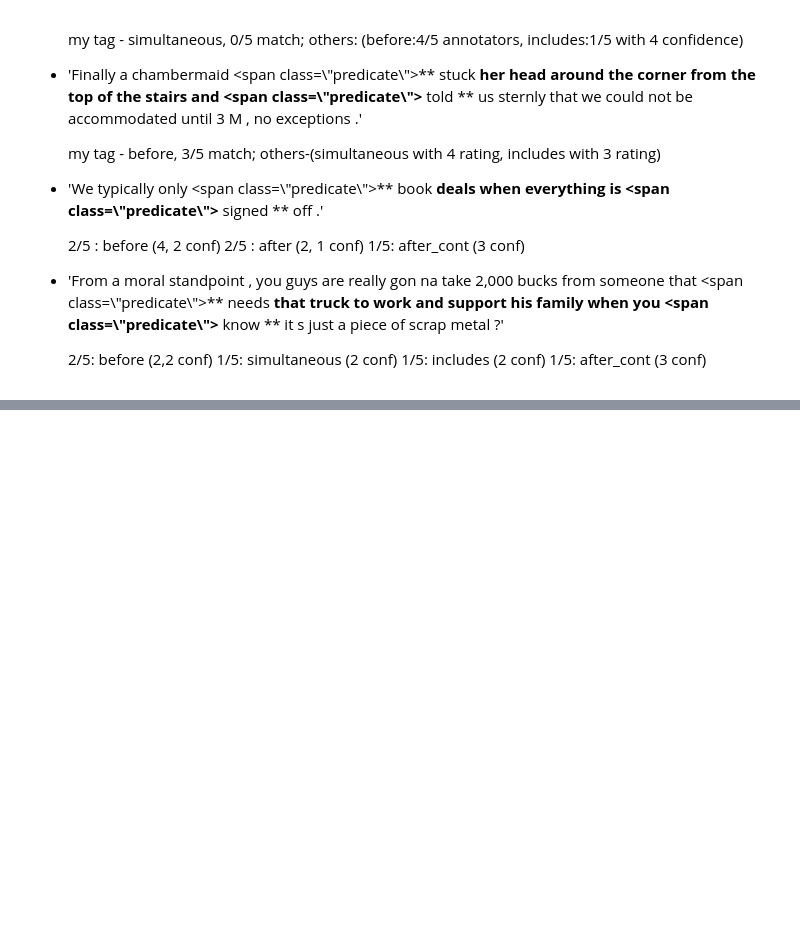
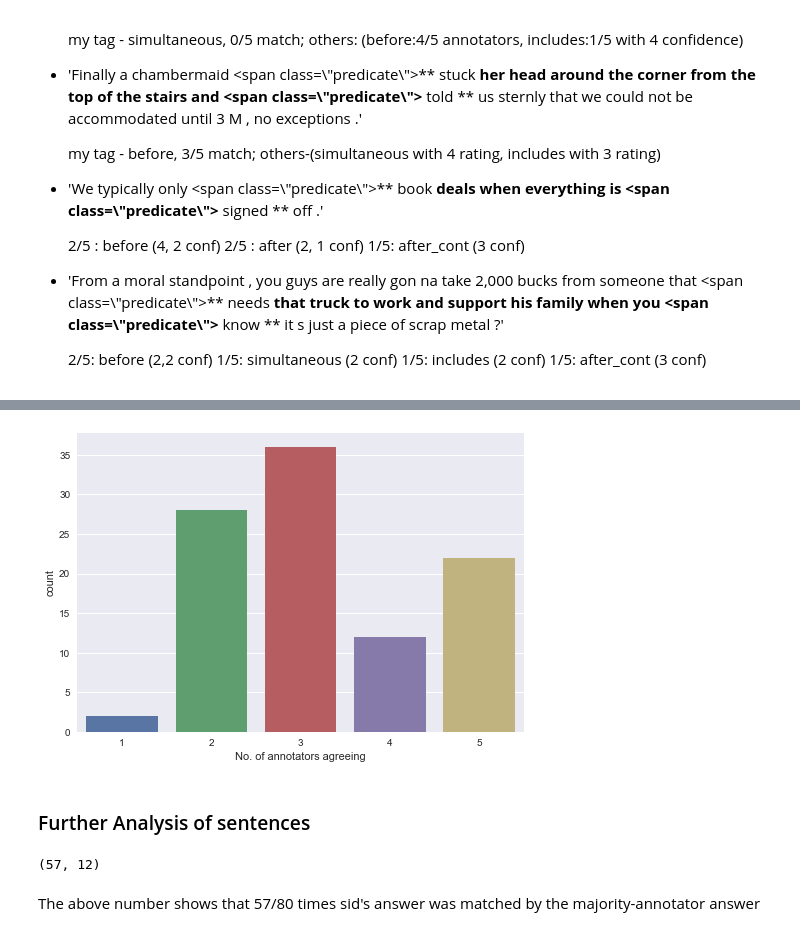
Before and after one commit to mdheller/factslab-protocols, a Jupyter notebook: Temporal_relations/testing_HIT/Inter_annotator_agreement_protocol2.ipynb, the cells around one changed output, grey strips where cells are left out. Saved outputs shown, nothing was run; the diff lists cells and outputs as text; code cells hidden in the pictures; blank space fills up the shorter version.

Commit message:
added ann-agreement dataset

```diff
--- a/Temporal_relations/testing_HIT/Inter_annotator_agreement_protocol2.ipynb
+++ b/Temporal_relations/testing_HIT/Inter_annotator_agreement_protocol2.ipynb
@@ -618,0 +639,3 @@ plt.show()
+# %%
+for tag in time_tags:
+    agree_data[tag] = agree_data.apply(lambda row: tag_counts(row, pilot_data, tag, 'sent_token'), axis=1)
@@ -618,0 +644,4 @@ plt.show()
+# %%
+temp_data = sid_pilot_data.rename(columns={"timeML_tag": "sid_tag"})
+temp_data = temp_data[['sent_token', 'sid_tag']]
+temp_data.head()
@@ -618,0 +655,8 @@ plt.show()
+# %%
+agree_data = pd.merge(agree_data, temp_data, on = 'sent_token', how='left')
+agree_data['sentence'] = agree_data.apply(lambda row: sent_groups[row.sent_token], axis=1)
+# %%
+agree_data['ann_agreement'] = agree_data.apply(lambda row: max(row.is_included,
+                                                         row.after, row.before, row.includes,
+                                                         row.simultaneous, row.after_cont, row.before_cont), axis=1)
+agree_data['mode_tag'] = agree_data[time_tags].idxmax(axis=1)
@@ -618,0 +672,14 @@ plt.show()
+# %%
+sns.countplot(x='ann_agreement', data=agree_data)
+plt.xlabel("No. of annotators agreeing")
+plt.show()
+# %% [output]
+[figure, added]
+# %% [markdown]
+### Further Analysis of sentences
+# %%
+agree_data[agree_data.sid_tag == agree_data.mode_tag].shape
+# %% [output]
+(57, 12)
+# %% [markdown]
+The above number shows that 57/80 times sid's answer was matched by the majority-annotator answer
```
Also changed, not shown: parts of 17 cells of this notebook.
